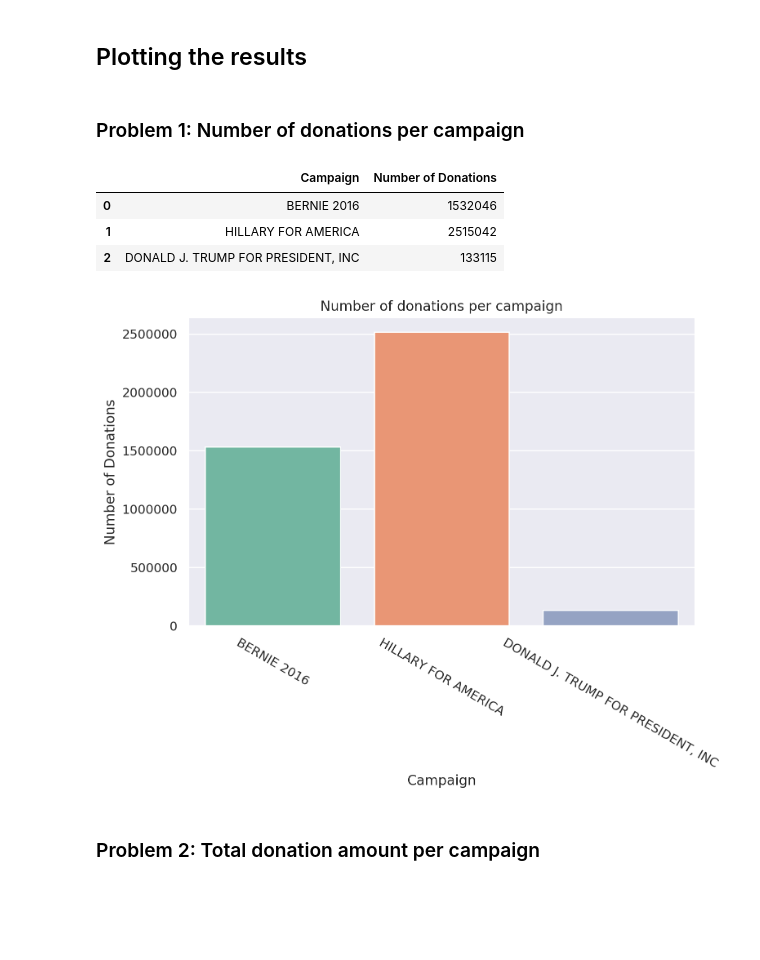
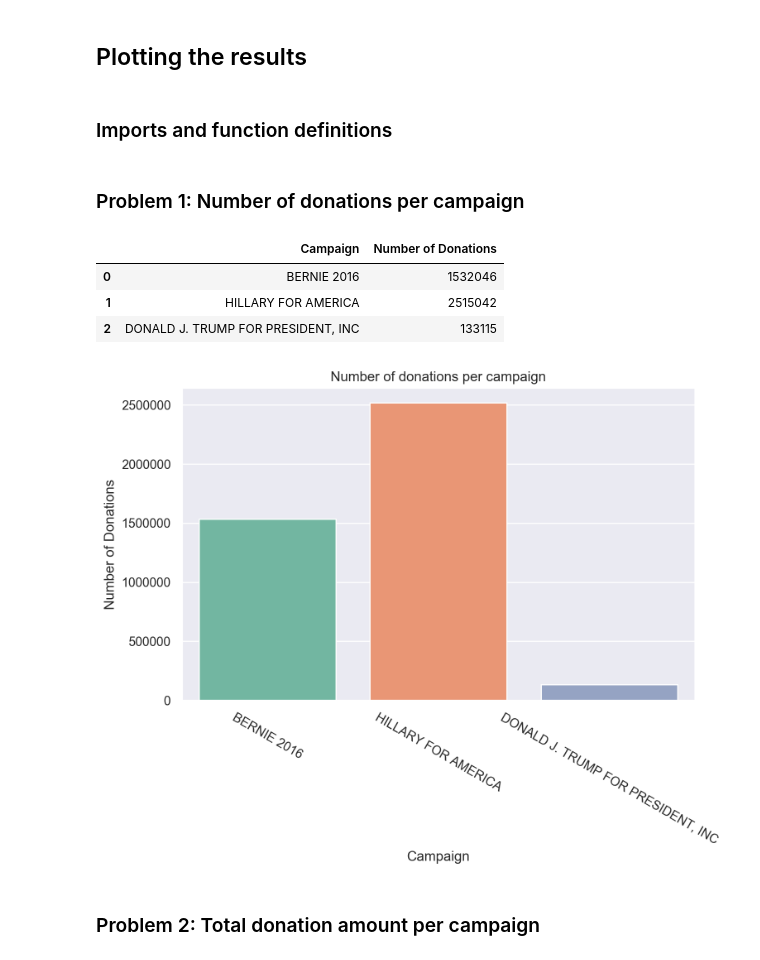
Before and after one commit to mnvsngv/cs696-bigdata, a Jupyter notebook: Assignment 4/Assignment 4.ipynb, the cells around one changed output. Saved outputs shown, nothing was run; the diff lists cells and outputs as text; code cells hidden in the pictures; blank space fills up the shorter version.

```diff
--- a/Assignment 4/Assignment 4.ipynb
+++ b/Assignment 4/Assignment 4.ipynb
@@ -129,5 +145,7 @@ def run_on_aws(input_file, output_dir, spark_session):
 # %% [markdown]
 ## Plotting the results
+# %% [markdown]
+### Imports and function definitions
 # %%
 import pandas as pd
 import seaborn as sns
@@ -145,19 +159,18 @@ sns.set(palette='Set2')
 ### Problem 1: Number of donations per campaign
 # %%
 problem1_df = pd.read_csv('./1.csv', names=['Campaign', 'Number of Donations'])
-problem1_df['Campaign'] = [campaign_ids[id_number] for id_number in problem1_df['Campaign']]
 
 plot_large()
 sns.barplot(x='Campaign', y='Number of Donations', data=problem1_df)
 plt.xticks(rotation=-30)
 plt.title('Number of donations per campaign')
 problem1_df.head()
 # %% [output]
 |  | Campaign | Number of Donations |
 | 0 | BERNIE 2016 | 1532046 |
 | 1 | HILLARY FOR AMERICA | 2515042 |
 | 2 | DONALD J. TRUMP FOR PRESIDENT, INC | 133115 |
-[figure, old version]
+[figure, new version]
 # %% [markdown]
 ### Problem 2: Total donation amount per campaign
 # %%
```
Also changed, not shown: parts of 6 cells of this notebook, 5 other files.
